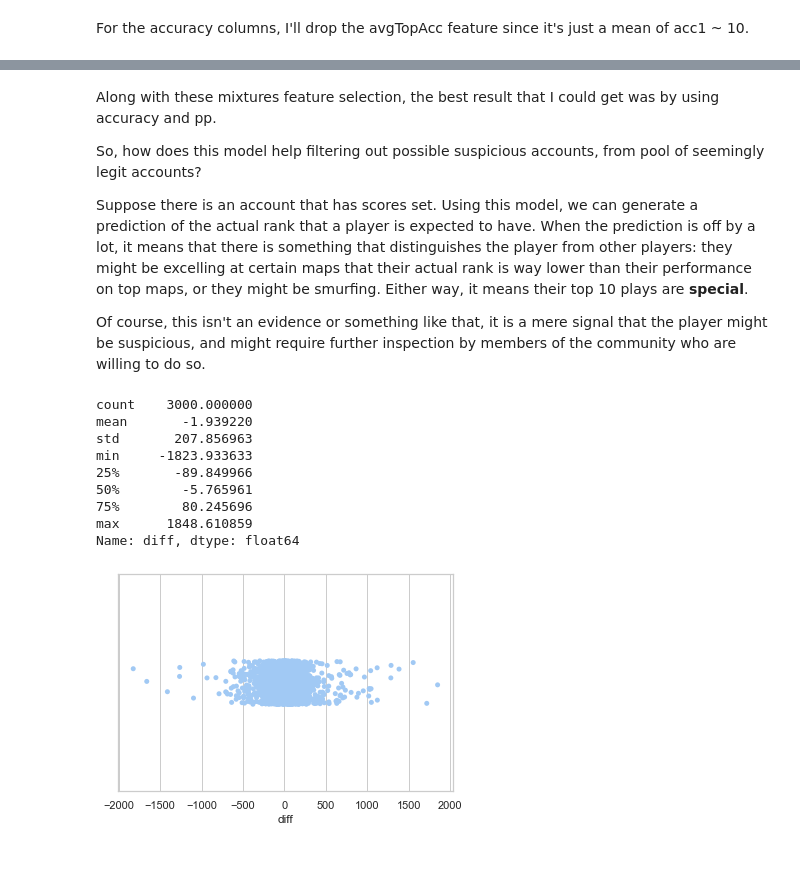
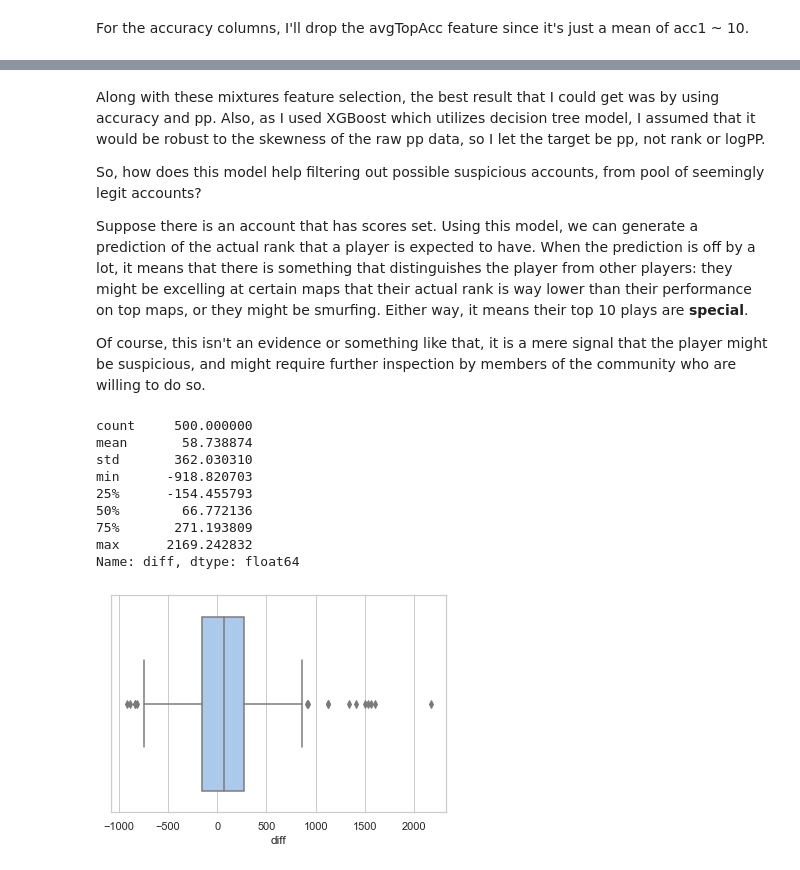
Before and after one commit to LemoNade2000/AltDetection, a Jupyter notebook: topScore.ipynb, the cells around one changed output, grey strips where cells are left out. Drawn from its saved outputs; the diff is of its cells as text; code cells hidden in the pictures.

```diff
--- a/topScore.ipynb
+++ b/topScore.ipynb
@@ -192,5 +189,5 @@ Mean Absolute Scaled Error = 0.11164883656562592
 # %% [markdown]
-Along with these mixtures feature selection, the best result that I could get was by using accuracy and pp.
+Along with these mixtures feature selection, the best result that I could get was by using accuracy and pp. Also, as I used XGBoost which utilizes decision tree model, I assumed that it would be robust to the skewness of the raw pp data, so I let the target be pp, not rank or logPP.
 
 So, how does this model help filtering out possible suspicious accounts, from pool of seemingly legit accounts?
 
@@ -199,7 +196,7 @@ When the prediction is off by a lot, it means that there is something that disti
 
 Of course, this isn't an evidence or something like that, it is a mere signal that the player might be suspicious, and might require further inspection by members of the community who are willing to do so.
 # %%
-test_data = pd.read_csv(cwd + '/ScoresTill609.csv')
+test_data = pd.read_csv(cwd + '/ScoresTill11cn.csv')
 clean_test_data = test_data.fillna(method='backfill', axis = 'columns')
 X_test = clean_test_data[cols_to_use].astype('float')
 y_test = (clean_test_data['pp'].astype('float'))
@@ -212,17 +209,17 @@ result['diff'] = result['prediction'] - result['pp']
 result = result.sort_values(by=['diff'], ascending = False)
 result.to_csv(cwd + '/results.csv', index = True, columns = result.columns, float_format = '%.6f', na_rep = 'NULL')
 # %%
-sns.stripplot(x = result['diff'])
+sns.boxplot(x = result['diff'])
 result['diff'].skew()
 result['diff'].describe()
 # %% [output]
-count    3000.000000
-mean       -1.939220
-std       207.856963
-min     -1823.933633
-25%       -89.849966
-50%        -5.765961
-75%        80.245696
-max      1848.610859
+count     500.000000
+mean       58.738874
+std       362.030310
+min      -918.820703
+25%      -154.455793
+50%        66.772136
+75%       271.193809
+max      2169.242832
 Name: diff, dtype: float64
-[figure, old version]
+[figure, new version]
```
Also changed, not shown: parts of 16 cells of this notebook.
